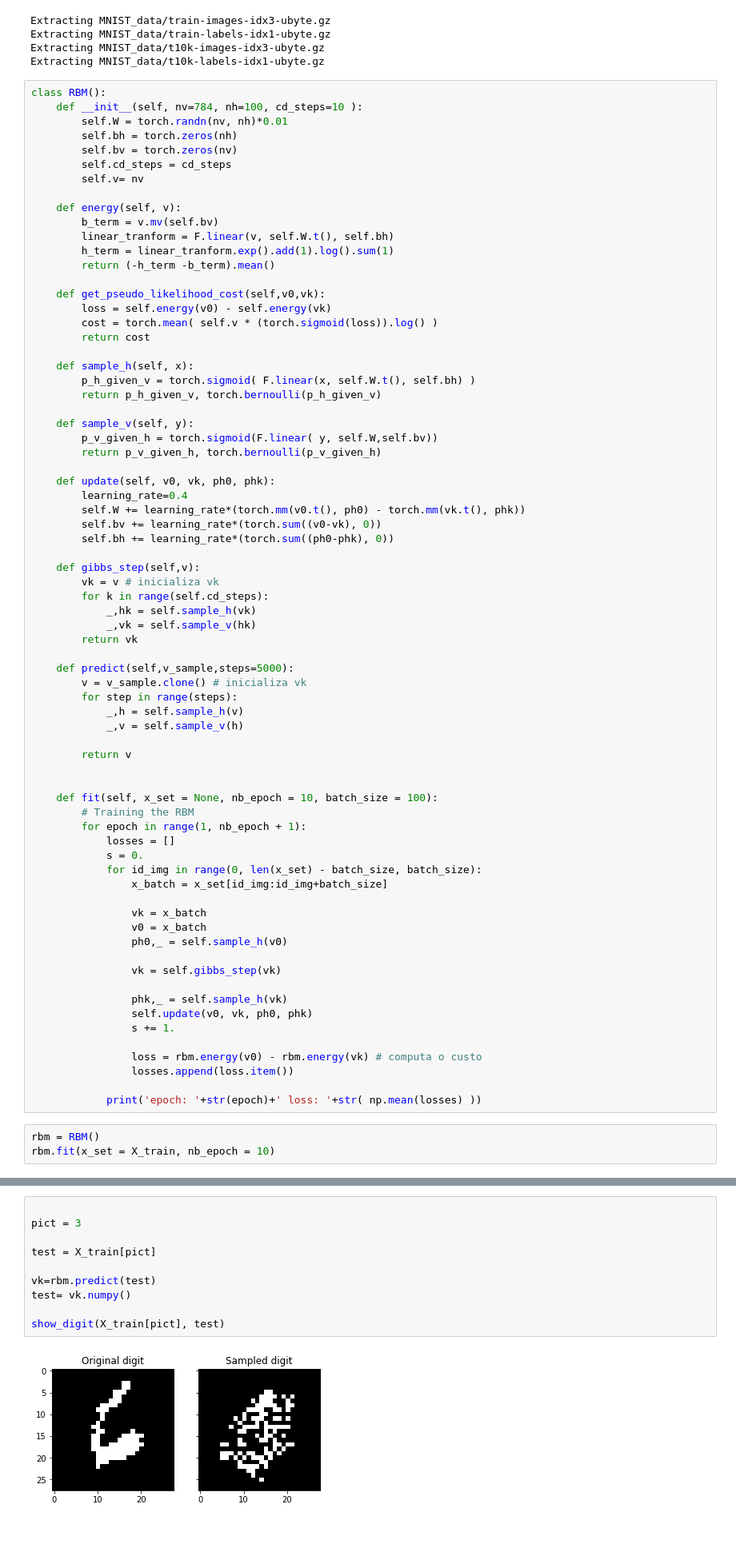
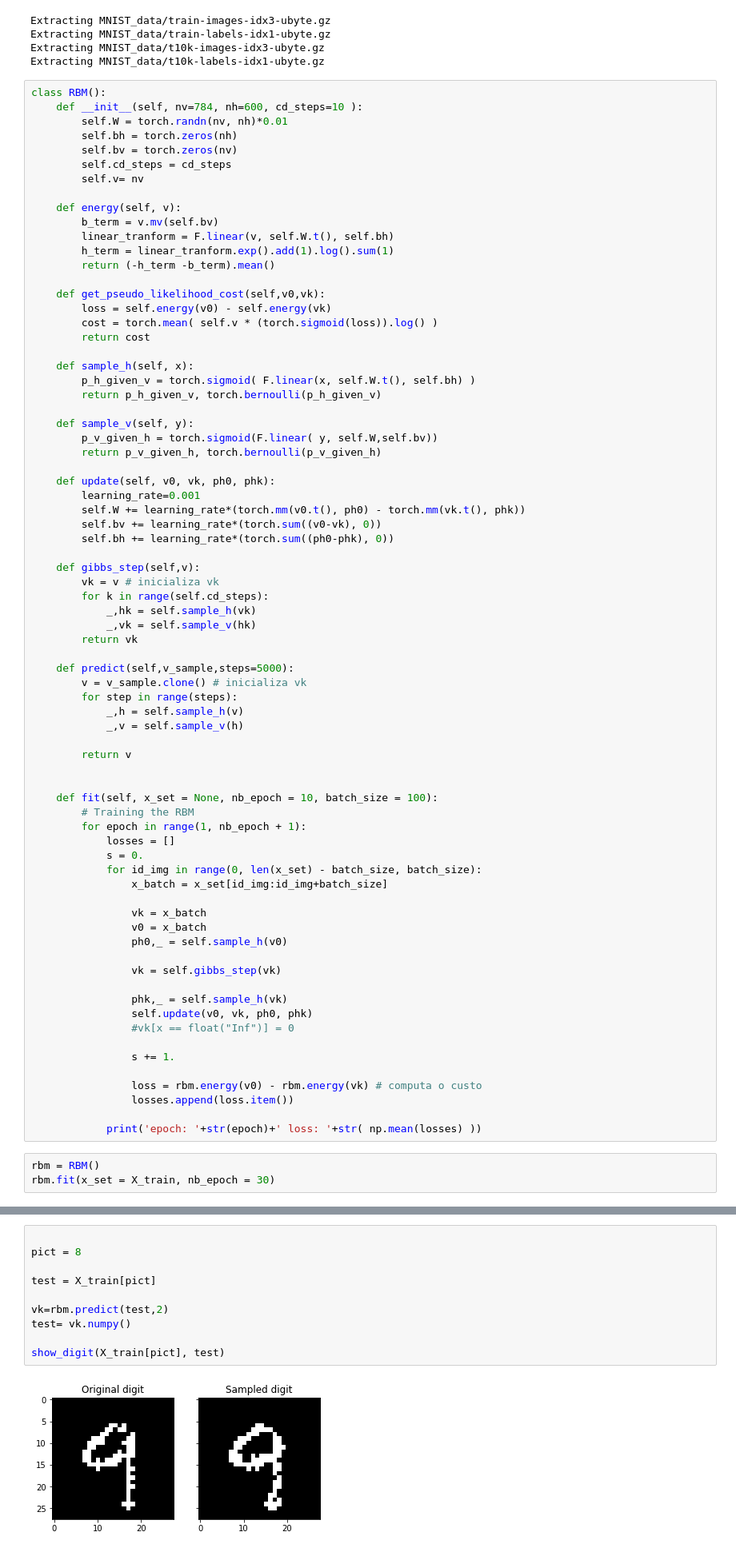
Before and after one commit to GuiCamargoX/Artificial_Neural_Networks, a Jupyter notebook: Restricted Boltzman Machine/RBM.ipynb, the cells around one changed output, grey strips where cells are left out. Shown at 80% size. Drawn from its saved outputs; the diff is of its cells as text.

```diff
--- a/Restricted Boltzman Machine/RBM.ipynb
+++ b/Restricted Boltzman Machine/RBM.ipynb
@@ -18,7 +18,7 @@ Extracting MNIST_data/t10k-images-idx3-ubyte.gz
 Extracting MNIST_data/t10k-labels-idx1-ubyte.gz
 # %%
 class RBM():
-    def __init__(self, nv=784, nh=100, cd_steps=10 ):
+    def __init__(self, nv=784, nh=600, cd_steps=10 ):
         self.W = torch.randn(nv, nh)*0.01
         self.bh = torch.zeros(nh)
         self.bv = torch.zeros(nv)
@@ -45,7 +45,7 @@ class RBM():
         return p_v_given_h, torch.bernoulli(p_v_given_h)
 
     def update(self, v0, vk, ph0, phk):
-        learning_rate=0.4
+        learning_rate=0.001
         self.W += learning_rate*(torch.mm(v0.t(), ph0) - torch.mm(vk.t(), phk))
         self.bv += learning_rate*(torch.sum((v0-vk), 0))
         self.bh += learning_rate*(torch.sum((ph0-phk), 0))
@@ -82,6 +82,8 @@ class RBM():
 
                 phk,_ = self.sample_h(vk)
                 self.update(v0, vk, ph0, phk)
+                #vk[x == float("Inf")] = 0
+
                 s += 1.
 
                 loss = rbm.energy(v0) - rbm.energy(vk) # computa o custo
@@ -90,5 +92,5 @@ class RBM():
             print('epoch: '+str(epoch)+' loss: '+str( np.mean(losses) ))
 # %%
 rbm = RBM()
-rbm.fit(x_set = X_train, nb_epoch = 10)
+rbm.fit(x_set = X_train, nb_epoch = 30)
 # %% [output]
@@ -112,13 +121,13 @@ def show_digit(original, fake):
     plt.show()
 # %%
 
-pict = 3
+pict = 8
 
 test = X_train[pict]
 
-vk=rbm.predict(test)
+vk=rbm.predict(test,2)
 test= vk.numpy()
 
 show_digit(X_train[pict], test)
 # %% [output]
-[figure, old version]
+[figure, new version]
```
Also changed, not shown: parts of 4 cells of this notebook.
